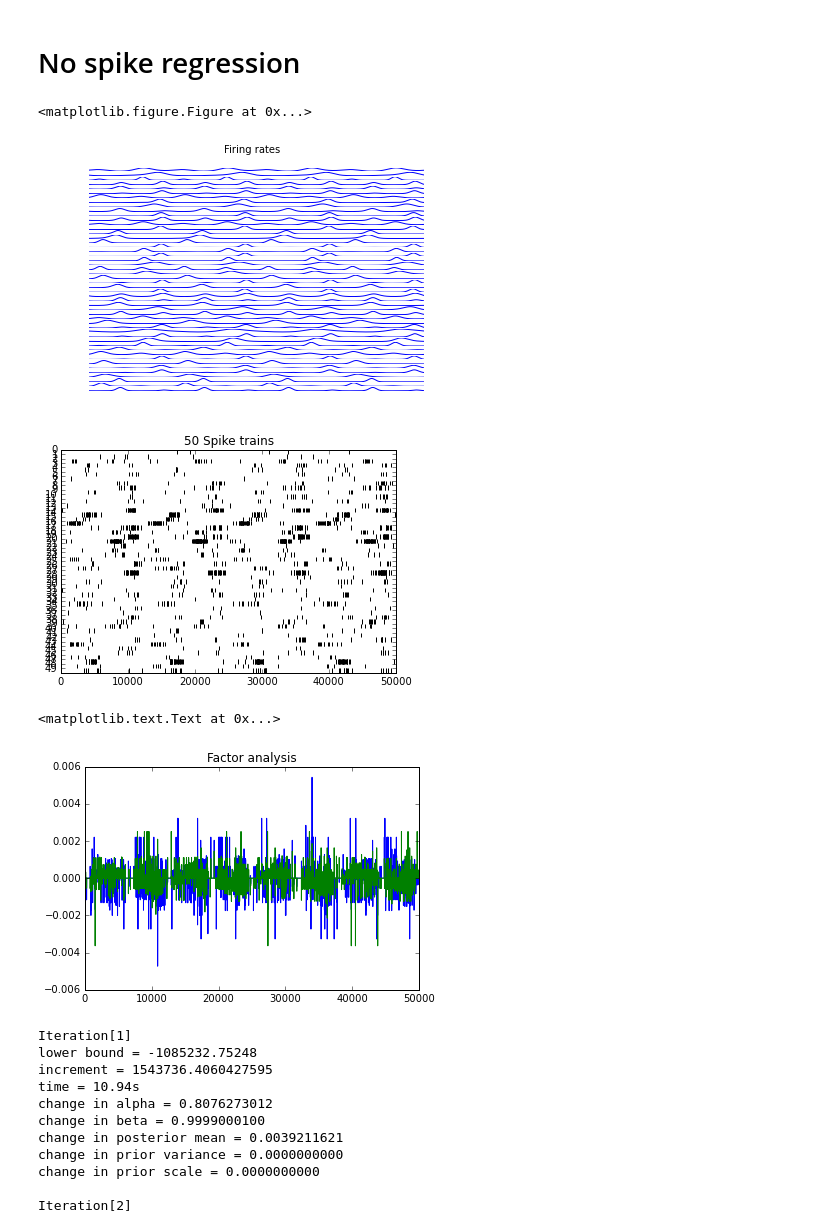
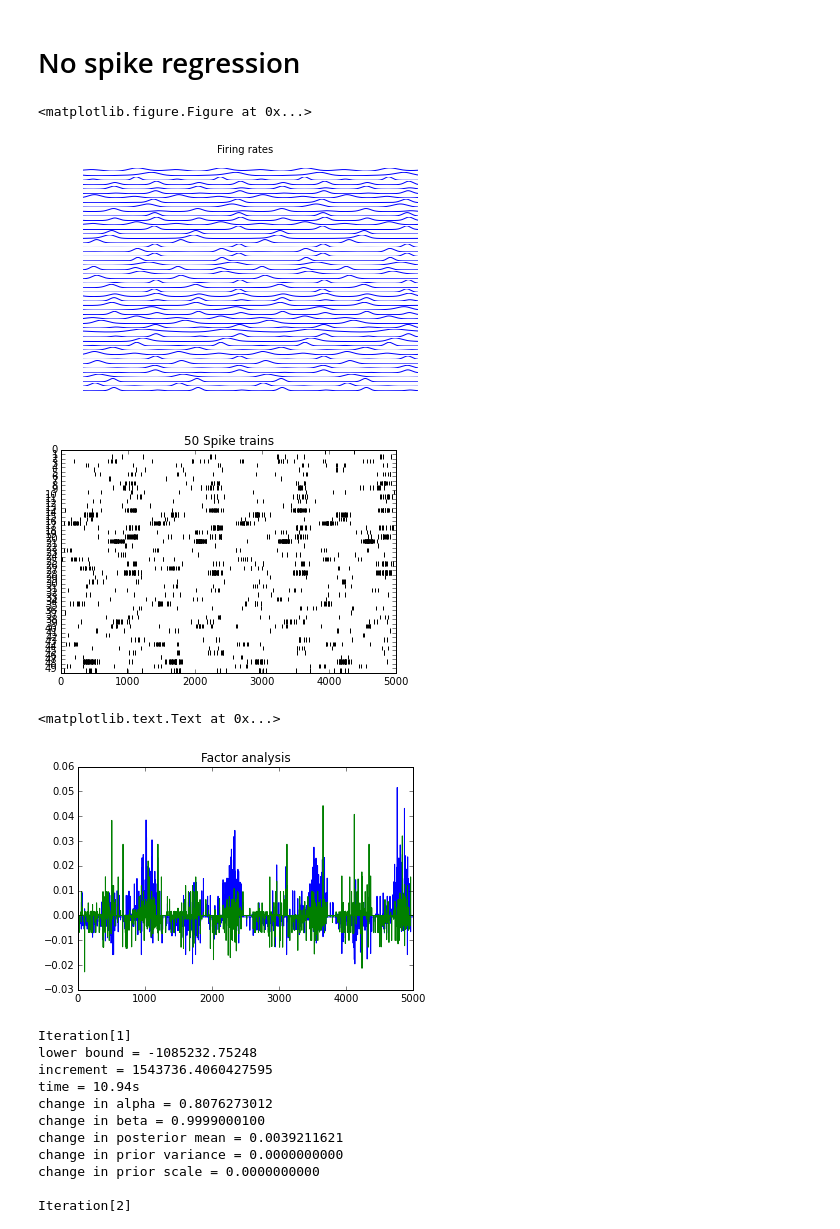
Before and after one commit to catniplab/vlgp, a Jupyter notebook: latent_only.ipynb, the cells around one changed output. Cells and saved outputs as stored; diff of their text form; code cells hidden in the pictures.

```diff
--- a/latent_only.ipynb
+++ b/latent_only.ipynb
@@ -23,7 +24,7 @@ import simulation
 # %%
 np.random.seed(0)
 
-T = 50000
+T = 5000
 p = 0
 L = 2
 N = 50
@@ -37,39 +38,39 @@ x = np.empty((T, L), dtype=float)
 # x[:T // 2, 0] = high
 # x[T // 2:, 0] = low
 # x[:, 1] = 2 * np.sin(np.linspace(0, 2 * np.pi * 5, T))
-x[:, 0] = 2 * np.sin(0.0005 * np.arange(T) + np.pi)
-x[:, 1] = 2 * np.sin(0.001 * np.arange(T))
+x[:, 0] = 2 * np.sin(0.005 * np.arange(T) + np.pi)
+x[:, 1] = 2 * np.sin(0.01 * np.arange(T))
 
 for l in range(L):
     x[:, l] -= np.mean(x[:, l])
 
 # simulate spike trains
 a = 2 * np.random.rand(L, N) - 1
 for l in range(L):
     a[l, :] /= linalg.norm(a[l, :]) / np.sqrt(N)
 
 b = np.empty((1 + p*N, N))
 b[0, :] = low
 
 y, _, rate = simulation.spikes(x, a, b, intercept=True)
 figure()
 _, ax = subplots(N, sharex=True)
 for n in range(N):
     ax[n].plot(rate[:, n])
     ax[n].axis('off')
 suptitle('Firing rates')
 
 figure()
 ylim(0, N)
 for n in range(N):
     vlines(np.arange(T)[y[:, n] > 0], n, n + 1, color='black')
 title('{} Spike trains'.format(N))
 yticks(range(N))
 gca().invert_yaxis()
 # %% [output]
 <matplotlib.figure.Figure at 0x...>
-[figure, old version]
+[figure, new version]
-[figure, old version]
+[figure, new version]
 # %%
 fa = FactorAnalysis(n_components=L)
 m0 = fa.fit_transform(y)
@@ -85,7 +86,7 @@ plot(m0)
 title('Factor analysis')
 # %% [output]
 <matplotlib.text.Text at 0x...>
-[figure, old version]
+[figure, new version]
 # %%
 var = np.empty(L, dtype=float)
 var[0] = 5
```
Also changed, not shown: parts of 4 cells of this notebook, 7 other files.
